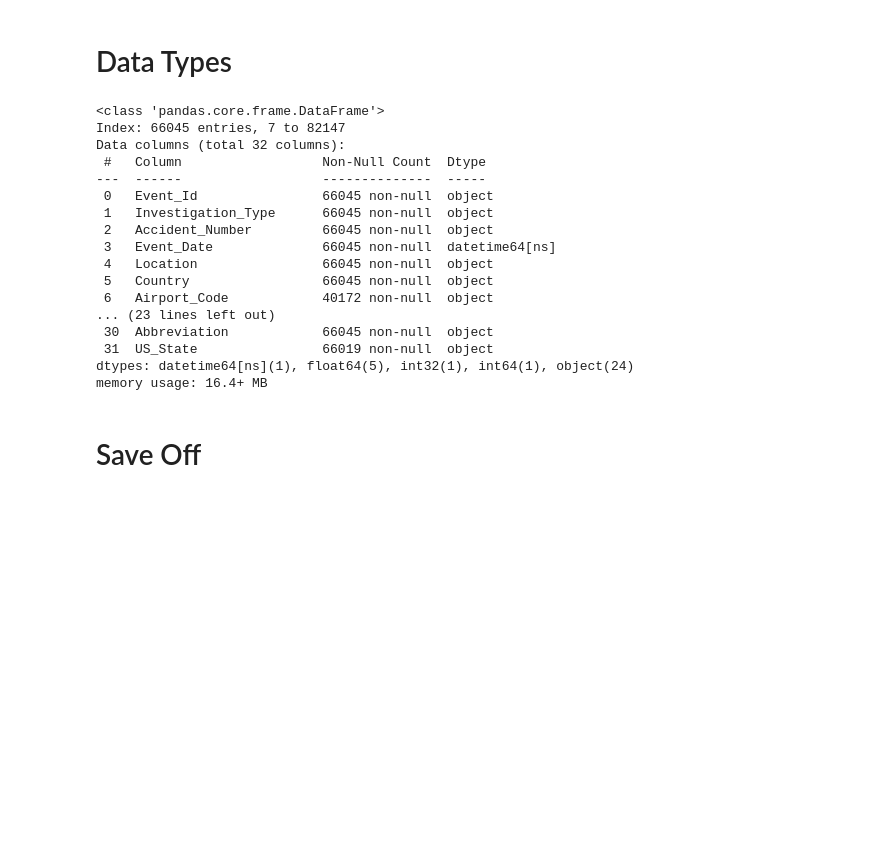
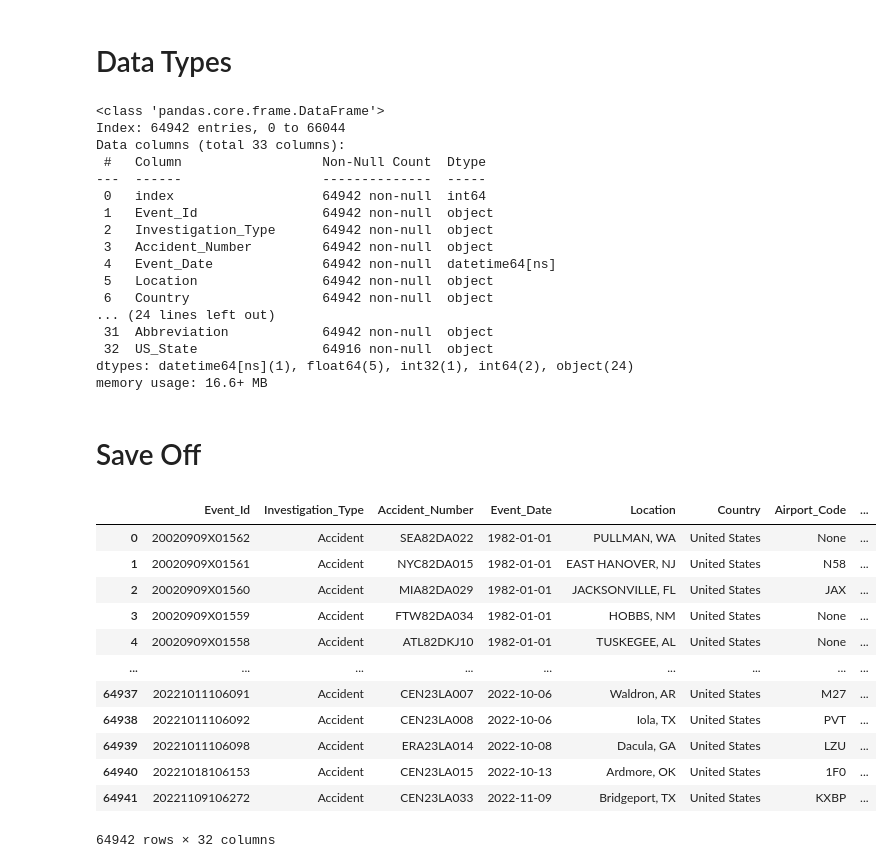
Before and after one commit to timkiruri/AeroRisk-Analysis, a Jupyter notebook: notebooks/02_data_cleaning.ipynb, the cells around one changed output. Drawn from its saved outputs; the diff is of its cells as text; code cells hidden in the pictures; blank space fills up the shorter version.

```diff
--- a/notebooks/02_data_cleaning.ipynb
+++ b/notebooks/02_data_cleaning.ipynb
@@ -394,7 +394,7 @@ NONE                 2
 UNK                  1
 Name: count, dtype: int64
 # %%
-df = df.query("Engine_Type not in ['UNK', 'Uknown']").copy()
+df = df.query("Engine_Type not in ['UNK', 'Unknown']").copy()
 # %% [markdown]
 # Injury Severity
 # %%
@@ -432,27 +432,47 @@ array(['Non-Fatal', 'Fatal'], dtype=object)
 df.info()
 # %% [output]
 <class 'pandas.core.frame.DataFrame'>
-Index: 66045 entries, 7 to 82147
-Data columns (total 32 columns):
+Index: 64942 entries, 0 to 66044
+Data columns (total 33 columns):
  #   Column                  Non-Null Count  Dtype
 ---  ------                  --------------  -----
- 0   Event_Id                66045 non-null  object
- 1   Investigation_Type      66045 non-null  object
- 2   Accident_Number         66045 non-null  object
- 3   Event_Date              66045 non-null  datetime64[ns]
- 4   Location                66045 non-null  object
- 5   Country                 66045 non-null  object
- 6   Airport_Code            40172 non-null  object
-... (23 lines left out)
- 30  Abbreviation            66045 non-null  object
- 31  US_State                66019 non-null  object
-dtypes: datetime64[ns](1), float64(5), int32(1), int64(1), object(24)
-memory usage: 16.4+ MB
+ 0   index                   64942 non-null  int64
+ 1   Event_Id                64942 non-null  object
+ 2   Investigation_Type      64942 non-null  object
+ 3   Accident_Number         64942 non-null  object
+ 4   Event_Date              64942 non-null  datetime64[ns]
+ 5   Location                64942 non-null  object
+ 6   Country                 64942 non-null  object
+... (24 lines left out)
+ 31  Abbreviation            64942 non-null  object
+ 32  US_State                64916 non-null  object
+dtypes: datetime64[ns](1), float64(5), int32(1), int64(2), object(24)
+memory usage: 16.6+ MB
 # %% [markdown]
 # Save Off
 # %%
 # Cleaning Index
 df.reset_index(inplace = True)
+# %%
+df.set_index('index')
+
+df.drop(columns = ['level_0', 'index'], inplace = True)
+
+df
+# %% [output]
+|  | Event_Id | Investigation_Type | Accident_Number | Event_Date | Location | Country | Airport_Code | ... |
+| 0 | 20020909X01562 | Accident | SEA82DA022 | 1982-01-01 | PULLMAN, WA | United States | None | ... |
+| 1 | 20020909X01561 | Accident | NYC82DA015 | 1982-01-01 | EAST HANOVER, NJ | United States | N58 | ... |
+| 2 | 20020909X01560 | Accident | MIA82DA029 | 1982-01-01 | JACKSONVILLE, FL | United States | JAX | ... |
+| 3 | 20020909X01559 | Accident | FTW82DA034 | 1982-01-01 | HOBBS, NM | United States | None | ... |
+| 4 | 20020909X01558 | Accident | ATL82DKJ10 | 1982-01-01 | TUSKEGEE, AL | United States | None | ... |
+| ... | ... | ... | ... | ... | ... | ... | ... | ... |
+| 64937 | 20221011106091 | Accident | CEN23LA007 | 2022-10-06 | Waldron, AR | United States | M27 | ... |
+| 64938 | 20221011106092 | Accident | CEN23LA008 | 2022-10-06 | Iola, TX | United States | PVT | ... |
+| 64939 | 20221011106098 | Accident | ERA23LA014 | 2022-10-08 | Dacula, GA | United States | LZU | ... |
+| 64940 | 20221018106153 | Accident | CEN23LA015 | 2022-10-13 | Ardmore, OK | United States | 1F0 | ... |
+| 64941 | 20221109106272 | Accident | CEN23LA033 | 2022-11-09 | Bridgeport, TX | United States | KXBP | ... |
+64942 rows × 32 columns
 # %%
 # Saving off the file
 df.to_parquet('../data/02_data_cleaning.parquet')
```
Also changed, not shown: parts of 2 cells of this notebook, 1 other file.
